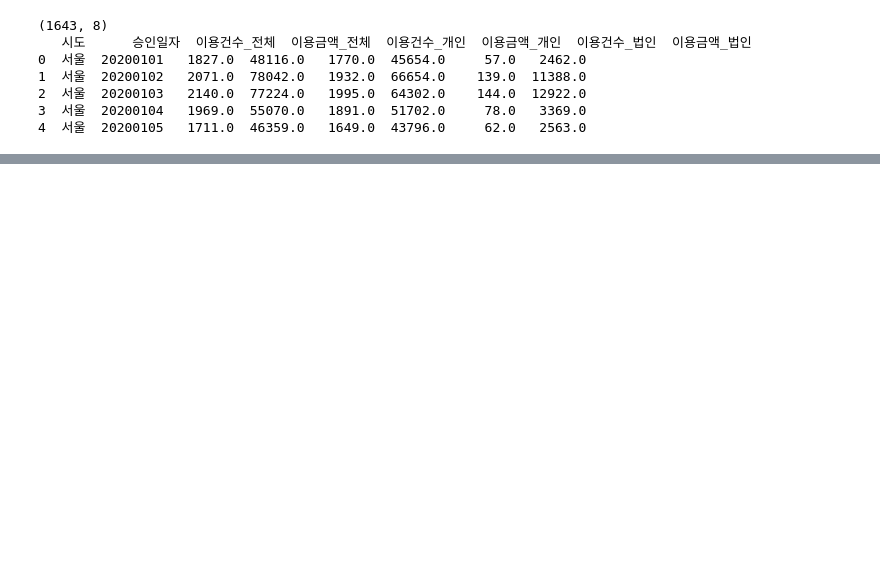
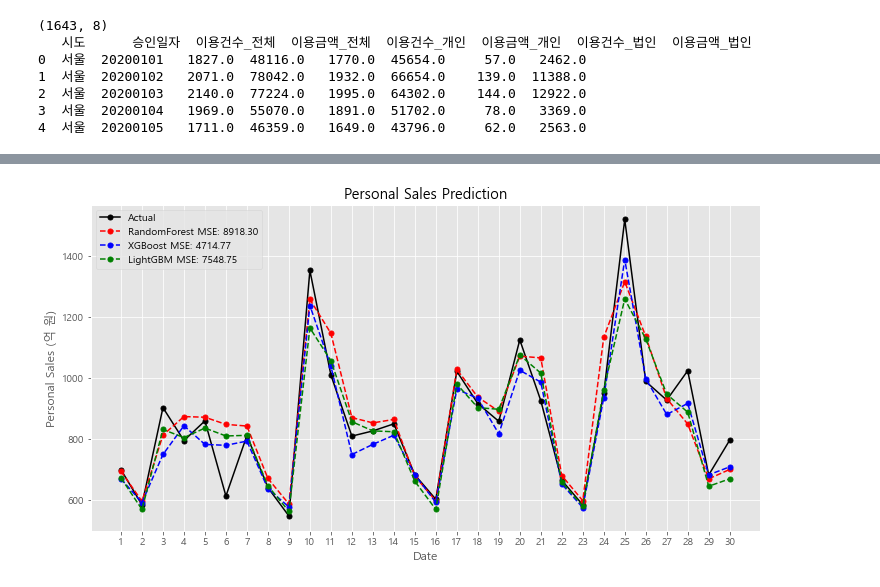
Before and after one commit to akaiuun12/credit_card_sales_prediction, a Jupyter notebook: sales_prediction.ipynb, the cells around one changed output, grey strips where cells are left out. Cells and saved outputs as stored; diff of their text form; code cells hidden in the pictures; blank space fills up the shorter version.

```diff
--- a/sales_prediction.ipynb
+++ b/sales_prediction.ipynb
@@ -200,0 +283,85 @@ MSE (LightGBM): 9832.48
+# %%
+# %% 5. MODEL VALIDATION
+# # 5-1. Model Tuning
+# from sklearn.model_selection import GridSearchCV
+# from sklearn.metrics import mean_squared_error
+
+# # Define the parameter grid
+# param_grid = {
+#     'n_estimators': [100, 500, 1000, 5000],
+#     'max_depth': [1, 5, 10, 50, 100, 500, 1000]
+# }
+
+# # Initialize the model
+# model_rf = RandomForestRegressor(random_state=42)
+
+# # Initialize GridSearchCV
+# grid_search = GridSearchCV(estimator=model_rf,
+#                            param_grid=param_grid, cv=5, scoring='neg_mean_squared_error',
+#                            n_jobs=4)
+
+# # Fit the model
+# grid_search.fit(X_train, y_train)
+
+# # Get the best parameters and best score
+# best_params = grid_search.best_params_
+# best_score = grid_search.best_score_
+
+# print(f'Best parameters: {best_params}')
+# print(f'Best MSE: {best_score:.2f}')
+
+# # Predict using the best model
+# best_model = grid_search.best_estimator_
+# y_pred_rf = best_model.predict(X_valid)
+# mse_rf = mean_squared_error(y_pred_rf, y_valid)
+# print(f'Validation MSE (RandomForest): {mse_rf:.2f}')
+
+# y_pred_xgb = model_xgb.predict(X_valid)
+# mse_xgb = mean_squared_error(y_pred_xgb, y_valid)
+# print(f'Validation MSE (XGBoost): {mse_xgb:.2f}')
+
+# y_pred_lgbm = model_lgbm.predict(X_valid)
+# mse_lgbm = mean_squared_error(y_pred_lgbm, y_valid)
+# print(f'Validation MSE (LightGBM): {mse_lgbm:.2f}')
+
+# %% 5-2. Model Evaluation
+test_period = df_test['date'].between('2024/06/01', '2024/06/30')
+
+x_range = np.arange(1,len(df_test[test_period])+1)
+X_test = df_test[test_period][ind_vars]
+y_test = df_test[test_period][dep_var]
+
+y_pred_rf = model_rf.predict(X_test)
+y_pred_xgb = model_xgb.predict(X_test)
+y_pred_lgbm = model_lgbm.predict(X_test)
+
+mse_rf = mean_squared_error(y_pred_rf, y_test)
+mse_xgb = mean_squared_error(y_pred_xgb, y_test)
+mse_lgbm = mean_squared_error(y_pred_lgbm, y_test)
+
+print(f'MSE (RandomForest): {mse_rf:.2f}')
+print(f'MSE (XGBoost): {mse_xgb:.2f}')
+print(f'MSE (LightGBM): {mse_lgbm:.2f}')
+
+# %% 5-3. Model Visualization
+plt.rc('figure', figsize=(12,6))
+
+plt.plot(x_range, y_test,
+         marker='o', markersize=5, label='Actual', color='black')
+plt.plot(x_range, y_pred_rf,
+         marker='o', markersize=5, label=f'RandomForest MSE: {mean_squared_error(y_pred_rf, y_test):.2f}',
+         linestyle='--', color='red')
+plt.plot(x_range, y_pred_xgb,
+            marker='o', markersize=5, label=f'XGBoost MSE: {mean_squared_error(y_pred_xgb, y_test):.2f}',
+            linestyle='--', color='blue')
+plt.plot(x_range, y_pred_lgbm,
+            marker='o', markersize=5, label=f'LightGBM MSE: {mean_squared_error(y_pred_lgbm, y_test):.2f}',
+            linestyle='--', color='green')
+
+plt.title('Personal Sales Prediction')
+plt.xlabel('Date')
+plt.ylabel('Personal Sales (억 원)')
+plt.xticks(x_range, df_test[test_period]['date'].dt.day)
+plt.legend()
+plt.show()
+# %% [output]
@@ -200,0 +371 @@ MSE (LightGBM): 9832.48
+[figure, added]
```
Also changed, not shown: parts of 22 cells of this notebook.
